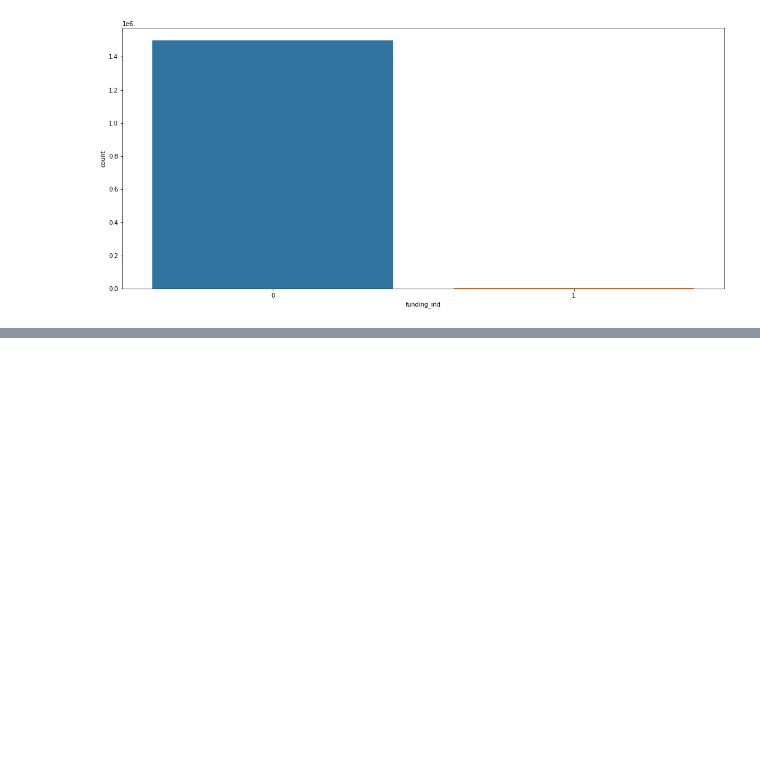
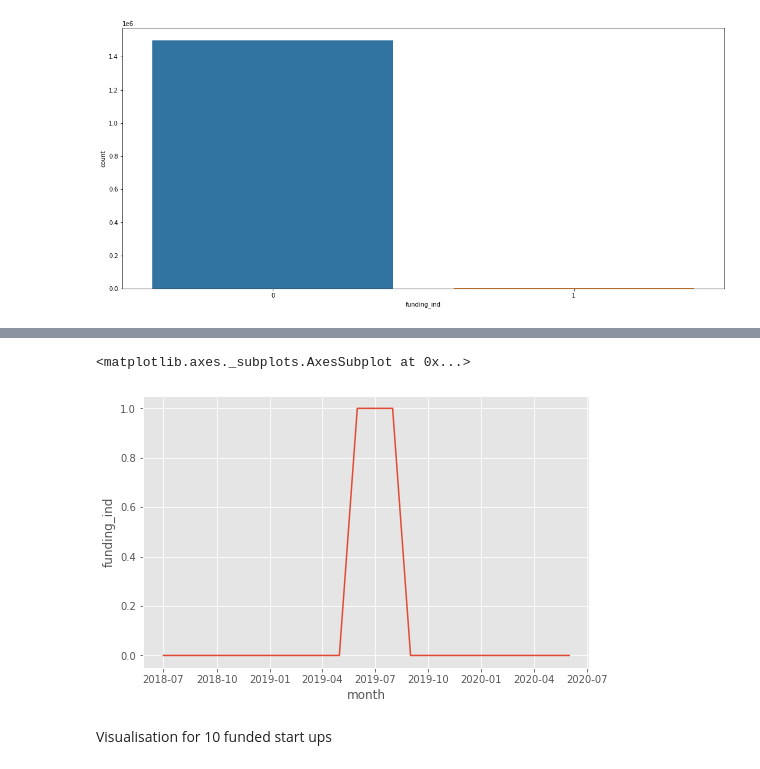
Before and after one commit to mishraraaj/Startup_funding_prediction, a Jupyter notebook: Raj_Mishra_Startup_Funding_Prediction_Capstone_Project.ipynb, the cells around one changed output, grey strips where cells are left out. Saved outputs shown, nothing was run; the diff lists cells and outputs as text; code cells hidden in the pictures; blank space fills up the shorter version.

```diff
--- a/Raj_Mishra_Startup_Funding_Prediction_Capstone_Project.ipynb
+++ b/Raj_Mishra_Startup_Funding_Prediction_Capstone_Project.ipynb
@@ -227,0 +315,9 @@ df
+# %%
+random_var=df[df["UUID"]=='4f765967ae5af21b3b308d8f24859154856f6e39']
+# %%
+sns.lineplot(data=random_var,x='month',y='funding_ind')
+# %% [output]
+<matplotlib.axes._subplots.AxesSubplot at 0x...>
+[figure, added]
+# %% [markdown]
+Visualisation for 10 funded start ups
```
Also changed, not shown: parts of 24 cells of this notebook.
